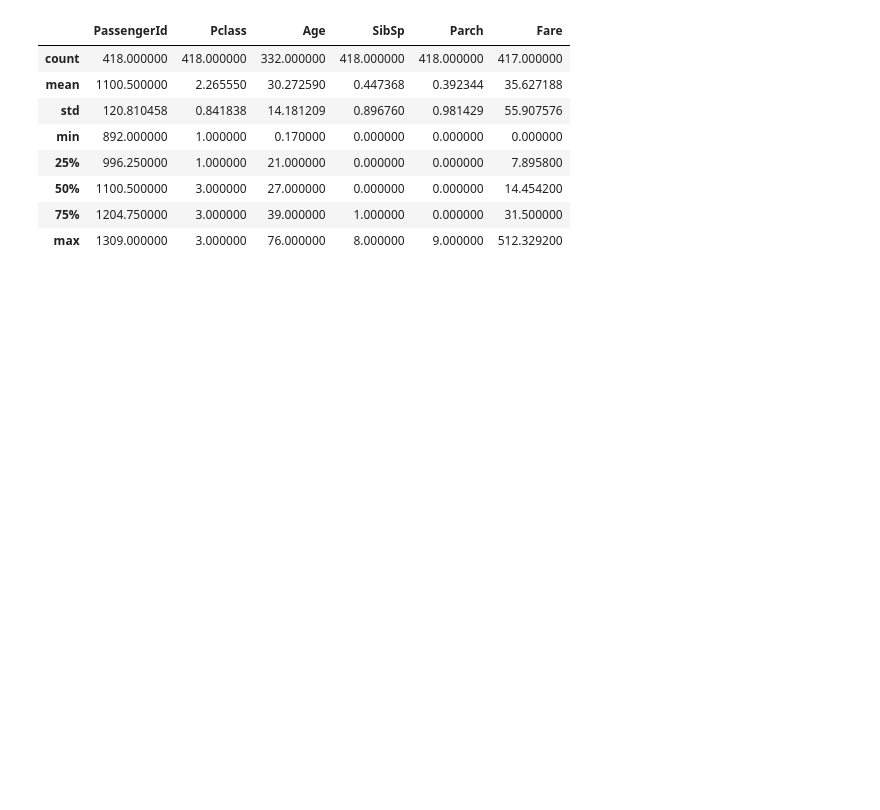
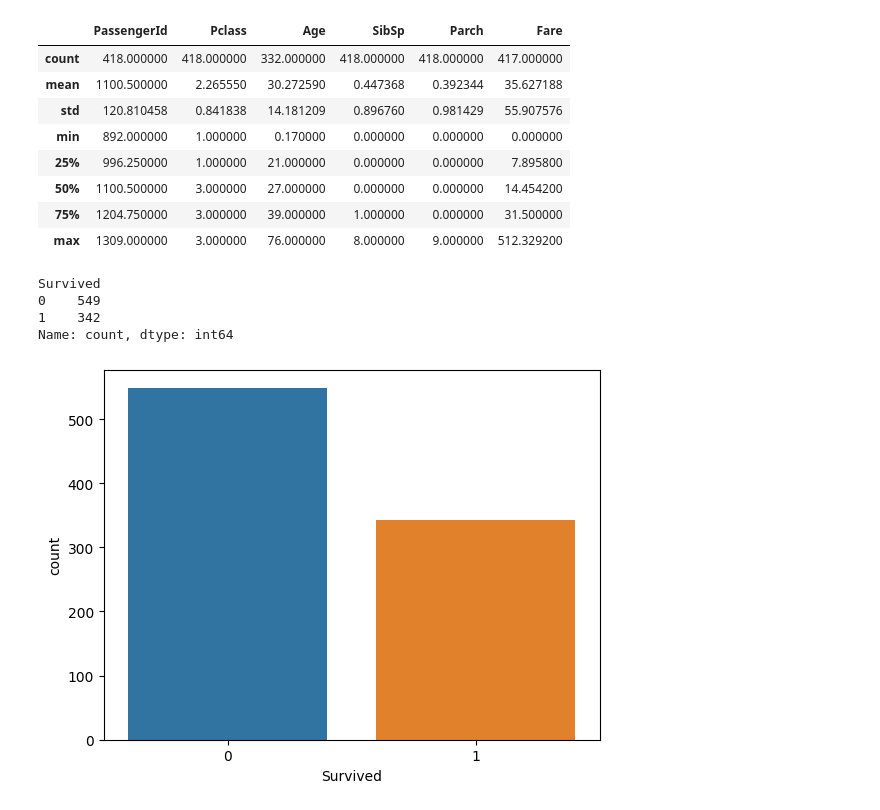
Before and after one commit to MKBD0102/Study, a Jupyter notebook: TitanicPractice_M.ipynb, the cells around one changed output. Drawn from its saved outputs; the diff is of its cells as text; code cells hidden in the pictures; blank space fills up the shorter version.

```diff
--- a/TitanicPractice_M.ipynb
+++ b/TitanicPractice_M.ipynb
@@ -170,3 +178,12 @@ test_df.describe()
 | 50% | 1100.500000 | 3.000000 | 27.000000 | 0.000000 | 0.000000 | 14.454200 |
 | 75% | 1204.750000 | 3.000000 | 39.000000 | 1.000000 | 0.000000 | 31.500000 |
 | max | 1309.000000 | 3.000000 | 76.000000 | 8.000000 | 9.000000 | 512.329200 |
+# %%
+sns.countplot(train_df, x='Survived')
+print(train_df['Survived'].value_counts())
+# %% [output]
+Survived
+0    549
+1    342
+Name: count, dtype: int64
+[figure, added]
```
Also changed, not shown: parts of 5 cells of this notebook.
